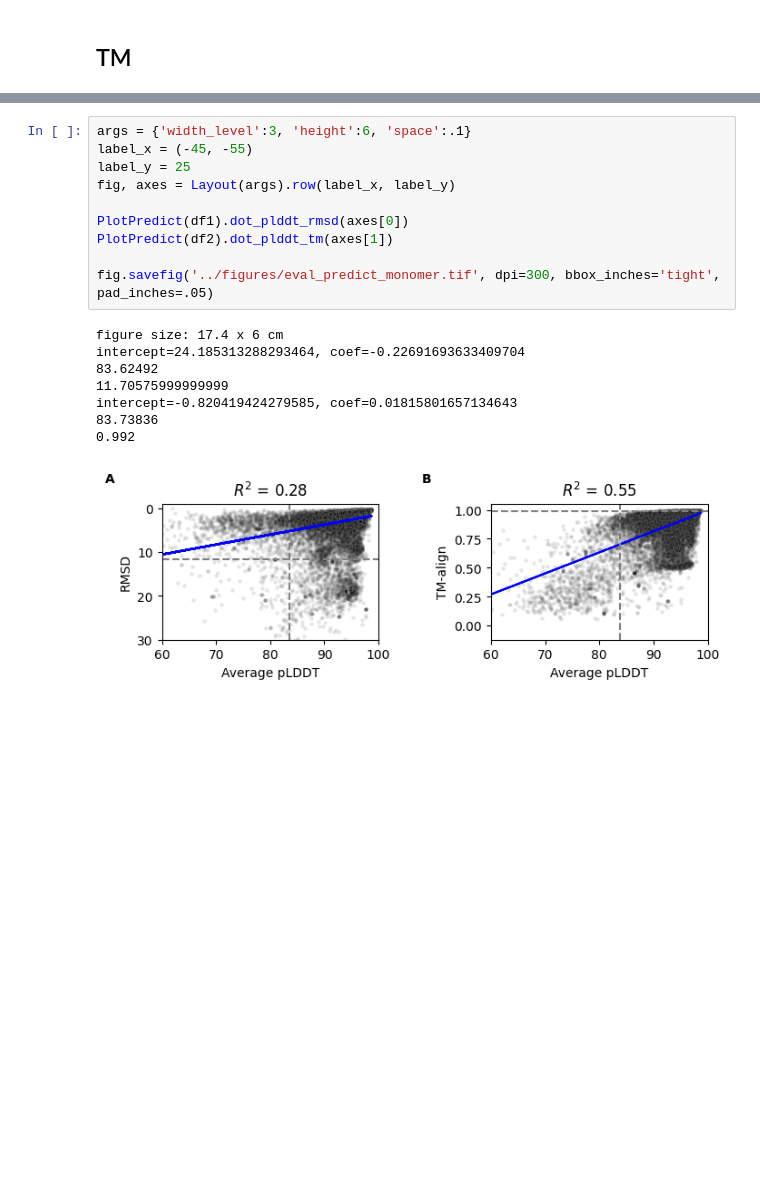
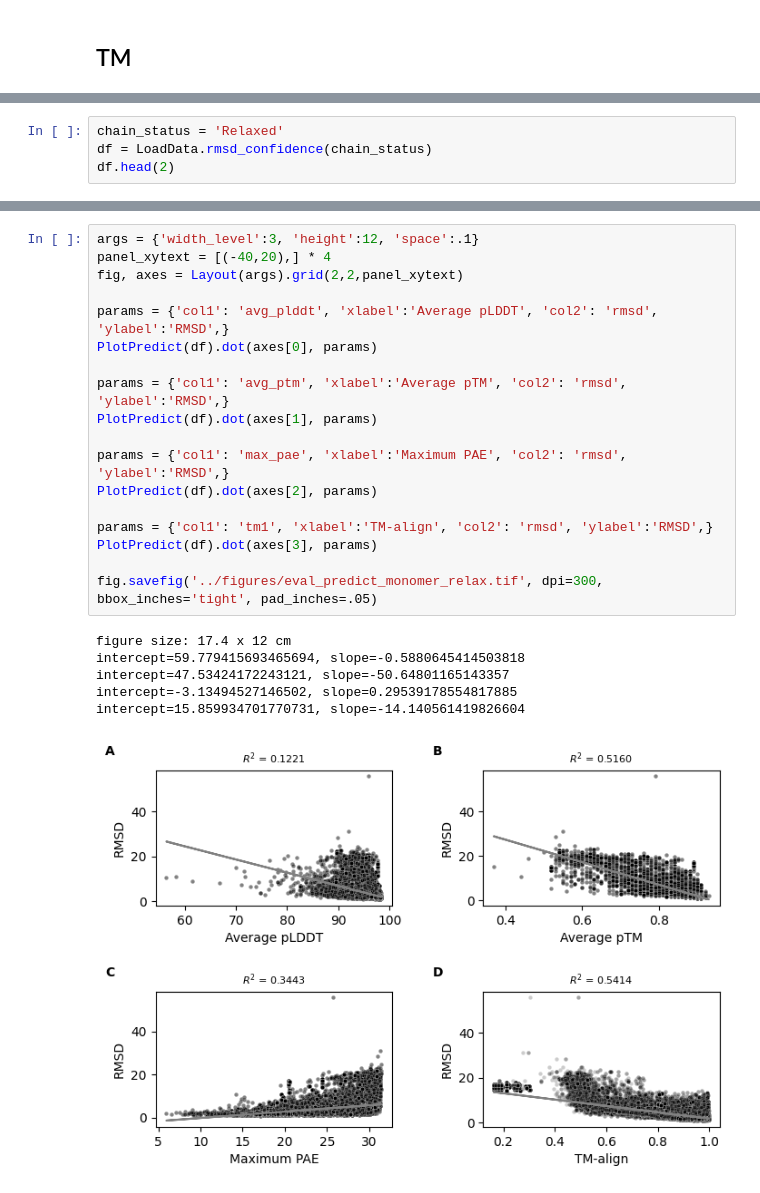
Before and after one commit to protein-design/predict_antibody, a Jupyter notebook: src/eval_alpha.ipynb, the cells around one changed output, grey strips where cells are left out. Saved outputs shown, nothing was run; the diff lists cells and outputs as text; blank space fills up the shorter version.

```diff
--- a/src/eval_alpha.ipynb
+++ b/src/eval_alpha.ipynb
@@ -218,0 +326,4 @@ chains 29089
+# %%
+chain_status = 'Relaxed'
+df = LoadData.rmsd_confidence(chain_status)
+df.head(2)
@@ -219,19 +337,25 @@ chains 29089
 # %%
-args = {'width_level':3, 'height':6, 'space':.1}
-label_x = (-45, -55)
-label_y = 25
-fig, axes = Layout(args).row(label_x, label_y)
+args = {'width_level':3, 'height':12, 'space':.1}
+panel_xytext = [(-40,20),] * 4
+fig, axes = Layout(args).grid(2,2,panel_xytext)
 
-PlotPredict(df1).dot_plddt_rmsd(axes[0])
-PlotPredict(df2).dot_plddt_tm(axes[1])
+params = {'col1': 'avg_plddt', 'xlabel':'Average pLDDT', 'col2': 'rmsd', 'ylabel':'RMSD',}
+PlotPredict(df).dot(axes[0], params)
 
-fig.savefig('../figures/eval_predict_monomer.tif', dpi=300, bbox_inches='tight', pad_inches=.05)
+params = {'col1': 'avg_ptm', 'xlabel':'Average pTM', 'col2': 'rmsd', 'ylabel':'RMSD',}
+PlotPredict(df).dot(axes[1], params)
+
+params = {'col1': 'max_pae', 'xlabel':'Maximum PAE', 'col2': 'rmsd', 'ylabel':'RMSD',}
+PlotPredict(df).dot(axes[2], params)
+
+params = {'col1': 'tm1', 'xlabel':'TM-align', 'col2': 'rmsd', 'ylabel':'RMSD',}
+PlotPredict(df).dot(axes[3], params)
+
+fig.savefig('../figures/eval_predict_monomer_relax.tif', dpi=300, bbox_inches='tight', pad_inches=.05)
 # %% [output]
-figure size: 17.4 x 6 cm
-intercept=24.185313288293464, coef=-0.22691693633409704
-83.62492
-11.70575999999999
-intercept=-0.820419424279585, coef=0.01815801657134643
-83.73836
-0.992
+figure size: 17.4 x 12 cm
+intercept=59.779415693465694, slope=-0.5880645414503818
+intercept=47.53424172243121, slope=-50.64801165143357
+intercept=-3.13494527146502, slope=0.29539178554817885
+intercept=15.859934701770731, slope=-14.140561419826604
-[figure, old version]
+[figure, new version]
```
Also changed, not shown: parts of 32 cells of this notebook, 10 other files.
